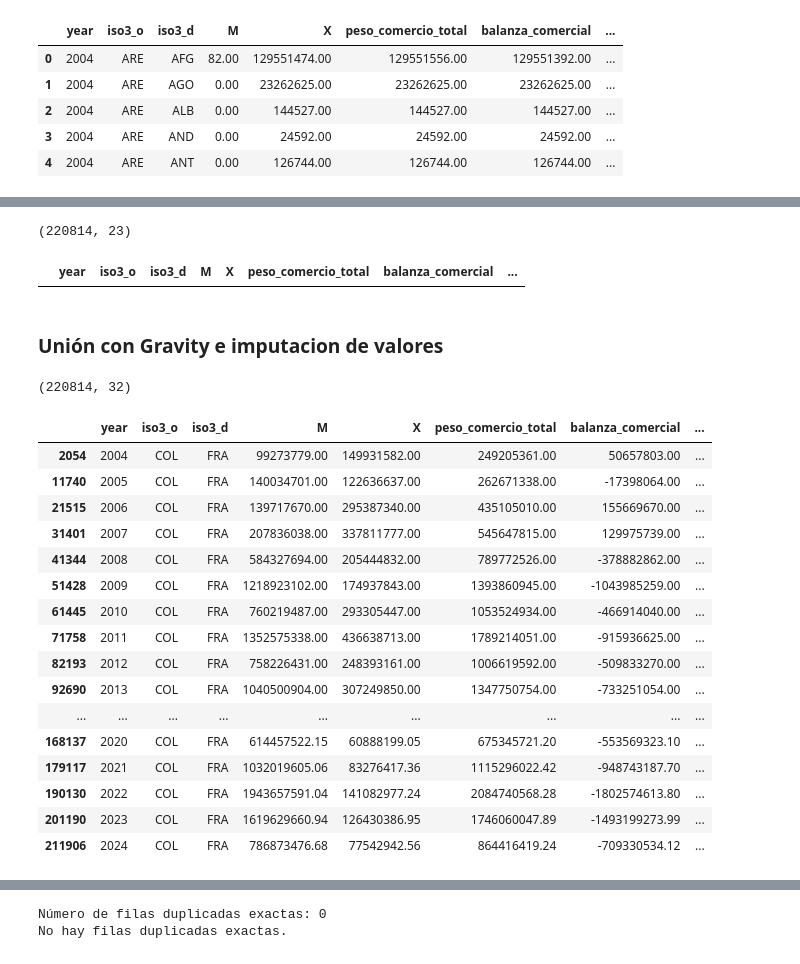
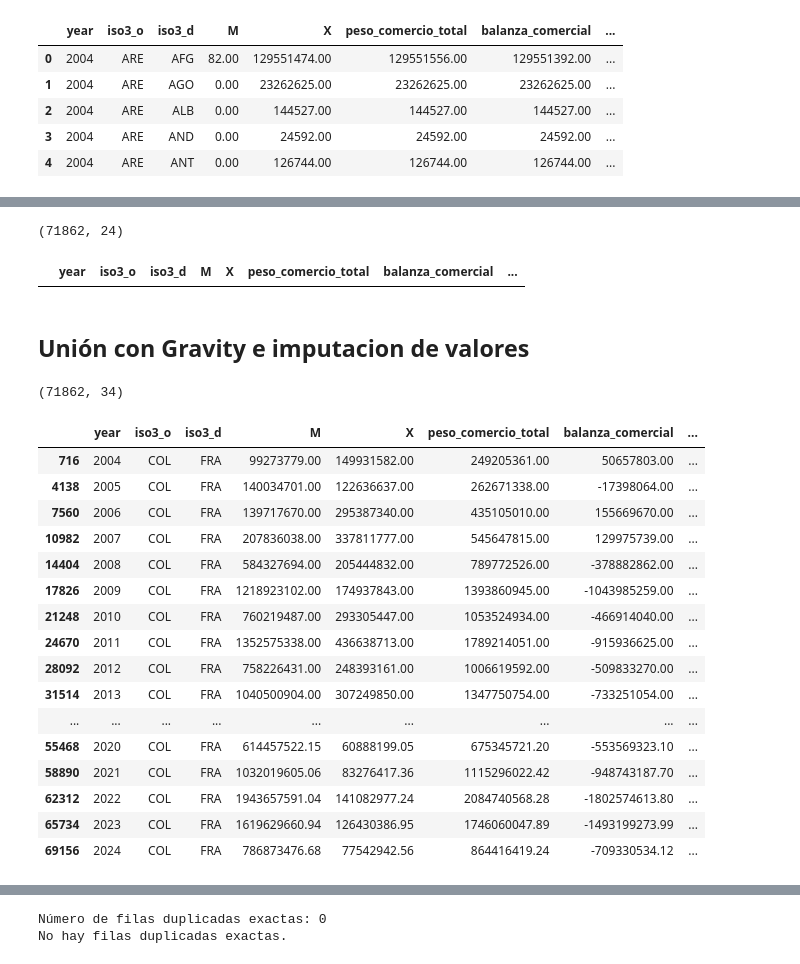
Before and after one commit to hubcborja/Trabajo_grado_ECIJG, a Jupyter notebook: Jupyter_Notebooks_Fase1_2/02_Preprocesamiento_Limpieza.ipynb, the cells around one changed output, grey strips where cells are left out. Drawn from its saved outputs; the diff is of its cells as text; code cells hidden in the pictures.

```diff
--- a/Jupyter_Notebooks_Fase1_2/02_Preprocesamiento_Limpieza.ipynb
+++ b/Jupyter_Notebooks_Fase1_2/02_Preprocesamiento_Limpieza.ipynb
@@ -374,9 +374,12 @@ anio_formacion_tratado = convenios_sin_mli.groupby('iso3_par', as_index=False).a
     min_Anio_firma=('Anio_firma', 'min'),
     min_Anio_vigencia=('Anio_vigencia', 'min')
 )
+anio_formacion_tratado = anio_formacion_tratado.dropna(subset=['min_Anio_vigencia'])
 
-# Eliminar los que tienen NaN en vigencia
-anio_formacion_tratado = anio_formacion_tratado.dropna(subset=['min_Anio_vigencia'])
+fin_vigencia = {('PER', 'SWE'): 2007, ('BRA', 'DEU'): 2006, ('ARG', 'AUT'): 2009}
+
+anio_formacion_tratado['fin_vigencia'] = anio_formacion_tratado['iso3_par'].map(fin_vigencia)
+
 
 print("Díadas con CDT en vigor:", anio_formacion_tratado.shape[0])
 anio_formacion_tratado.head()
@@ -458 +462,6 @@ Name: year, dtype: int64
+# %%
+esqueleto = pd.MultiIndex.from_product(
+    [range(2004, 2025), iso_59, iso_59], names=['year', 'iso3_o', 'iso3_d']
+).to_frame().reset_index(drop=True)
+esqueleto = esqueleto[esqueleto['iso3_o'] != esqueleto['iso3_d']].copy()
 # %% [markdown]
@@ -460,11 +469,17 @@ Name: year, dtype: int64
 # %%
+#union comtrade con esqueleto
+comtrade_esqueleto=esqueleto.merge(comtrade, on=['year', 'iso3_o', 'iso3_d'], how='left')
+
 # Crear la llave diádica en Comtrade para cruzar con convenios
 comtrade['iso3_par'] = comtrade.apply(lambda row: tuple(sorted((row['iso3_o'], row['iso3_d']))), axis=1)
 
-conv_comtrade = comtrade.merge(anio_formacion_tratado, on='iso3_par', how='left')
+conv_comtrade = comtrade_esqueleto.merge(anio_formacion_tratado, on='iso3_par', how='left')
 
 # Calcular CDT_vigente: 1 si el año del panel es >= al año de entrada en vigor
-conv_comtrade['CDT_vigente'] = np.where(conv_comtrade['year'] >= conv_comtrade['min_Anio_vigencia'], 1, 0)
+conv_comtrade['CDT_vigente'] = (
+    (conv_comtrade['year'] >= conv_comtrade['min_Anio_vigencia']) &
+    (conv_comtrade['fin_vigencia'].isna() | (conv_comtrade['year'] < conv_comtrade['fin_vigencia']))
+).astype(int)
 conv_comtrade['CDT_vigente'] = conv_comtrade['CDT_vigente'].fillna(0)
 print(conv_comtrade.shape)
 conv_comtrade[conv_comtrade.duplicated(keep=False)]
@@ -487,57 +502,64 @@ conv_comtrade_bm.drop(columns=['iso3'], inplace=True)
 # Corregir tipos numéricos
 conv_comtrade_bm['pib_per_capita_dolares_constantes_o'] = pd.to_numeric(conv_comtrade_bm['pib_per_capita_dolares_constantes_o'], errors='coerce')
 conv_comtrade_bm['pib_per_capita_dolares_constantes_d'] = pd.to_numeric(conv_comtrade_bm['pib_per_capita_dolares_constantes_d'], errors='coerce')
+conv_comtrade_bm['pib_dolares_constantes_o'] = pd.to_numeric(conv_comtrade_bm['pib_dolares_constantes_o'], errors='coerce')
+conv_comtrade_bm['pib_dolares_constantes_d'] = pd.to_numeric(conv_comtrade_bm['pib_dolares_constantes_d'], errors='coerce')
+
 
 # Cálculo de la masa económica (Origen + Destino)
-conv_comtrade_bm['ln_gdp_prod'] = (np.log(conv_comtrade_bm['pib_per_capita_dolares_constantes_o'].clip(lower=1)) +
-                               np.log(conv_comtrade_bm['pib_per_capita_dolares_constantes_d'].clip(lower=1)))
+conv_comtrade_bm['ln_gdp_prod'] = (np.log(conv_comtrade_bm['pib_dolares_constantes_o'].clip(lower=1)) +
+                               np.log(conv_comtrade_bm['pib_dolares_constantes_d'].clip(lower=1)))
 print(conv_comtrade_bm.shape)
 conv_comtrade_bm[conv_comtrade_bm.duplicated(keep=False)]
 # %% [output]
-(220814, 23)
+(71862, 24)
 |  | year | iso3_o | iso3_d | M | X | peso_comercio_total | balanza_comercial | ... |
 # %% [markdown]
-### Unión con Gravity e imputacion de valores
+## Unión con Gravity e imputacion de valores
 # %%
 # Seleccionar solo las columnas necesarias de Gravity para no duplicar llaves
 cols_gravity = ['year', 'iso3_o', 'iso3_d', 'dist', 'fta_wto', 'comlang_off',
                 'entry_cost_o', 'entry_cost_d', 'entry_proc_o', 'entry_proc_d',
                 'entry_time_o', 'entry_time_d']
-gravity_subset = gravity[cols_gravity]
+
 gravity_subset = gravity[cols_gravity].drop_duplicates(subset=['year', 'iso3_o', 'iso3_d'])
 
 conv_comtrade_bm_grav = conv_comtrade_bm.merge(gravity_subset, on=['year', 'iso3_o', 'iso3_d'], how='left')
 
 # Ordenar estrictamente para que el ffill temporal respete la línea de tiempo por díada
 conv_comtrade_bm_grav = conv_comtrade_bm_grav.sort_values(by=['iso3_o', 'iso3_d', 'year'])
 
+g = conv_comtrade_bm_grav.groupby(['iso3_o', 'iso3_d'])
+for col in ['dist', 'fta_wto', 'comlang_off']:
+    conv_comtrade_bm_grav[col] = g[col].transform(lambda s: s.ffill().bfill())
+
 # Rellenar los años 2022-2024 con los últimos datos disponibles (2021) de Gravity
-vars_a_rellenar = ['dist', 'fta_wto', 'comlang_off', 'entry_cost_o', 'entry_cost_d',
-                   'entry_proc_o', 'entry_proc_d', 'entry_time_o', 'entry_time_d']
-
-conv_comtrade_bm_grav[vars_a_rellenar] = conv_comtrade_bm_grav.groupby(['iso3_o', 'iso3_d'])[vars_a_rellenar].ffill()
+conv_comtrade_bm_grav[['fta_wto', 'comlang_off']] = conv_comtrade_bm_grav[['fta_wto', 'comlang_off']].fillna(0)
+for col in ['ln_gdp_prod', 'dist']:
+    conv_comtrade_bm_grav[col] = conv_comtrade_bm_grav.groupby('year')[col].transform(lambda x: x.fillna(x.median()))
+conv_comtrade_bm_grav['ln_dist'] = np.log(conv_comtrade_bm_grav['dist'].clip(lower=1))
 
 print(conv_comtrade_bm_grav.shape)
 conv_comtrade_bm_grav.loc[(conv_comtrade_bm_grav['iso3_o'] == 'COL') & (conv_comtrade_bm_grav['iso3_d'] == 'FRA')]
 # %% [output]
-(220814, 32)
+(71862, 34)
 |  | year | iso3_o | iso3_d | M | X | peso_comercio_total | balanza_comercial | ... |
-| 2054 | 2004 | COL | FRA | 99273779.00 | 149931582.00 | 249205361.00 | 50657803.00 | ... |
-| 11740 | 2005 | COL | FRA | 140034701.00 | 122636637.00 | 262671338.00 | -17398064.00 | ... |
-| 21515 | 2006 | COL | FRA | 139717670.00 | 295387340.00 | 435105010.00 | 155669670.00 | ... |
-| 31401 | 2007 | COL | FRA | 207836038.00 | 337811777.00 | 545647815.00 | 129975739.00 | ... |
-| 41344 | 2008 | COL | FRA | 584327694.00 | 205444832.00 | 789772526.00 | -378882862.00 | ... |
-| 51428 | 2009 | COL | FRA | 1218923102.00 | 174937843.00 | 1393860945.00 | -1043985259.00 | ... |
-| 61445 | 2010 | COL | FRA | 760219487.00 | 293305447.00 | 1053524934.00 | -466914040.00 | ... |
-| 71758 | 2011 | COL | FRA | 1352575338.00 | 436638713.00 | 1789214051.00 | -915936625.00 | ... |
-| 82193 | 2012 | COL | FRA | 758226431.00 | 248393161.00 | 1006619592.00 | -509833270.00 | ... |
-| 92690 | 2013 | COL | FRA | 1040500904.00 | 307249850.00 | 1347750754.00 | -733251054.00 | ... |
+| 716 | 2004 | COL | FRA | 99273779.00 | 149931582.00 | 249205361.00 | 50657803.00 | ... |
+| 4138 | 2005 | COL | FRA | 140034701.00 | 122636637.00 | 262671338.00 | -17398064.00 | ... |
+| 7560 | 2006 | COL | FRA | 139717670.00 | 295387340.00 | 435105010.00 | 155669670.00 | ... |
+| 10982 | 2007 | COL | FRA | 207836038.00 | 337811777.00 | 545647815.00 | 129975739.00 | ... |
+| 14404 | 2008 | COL | FRA | 584327694.00 | 205444832.00 | 789772526.00 | -378882862.00 | ... |
+| 17826 | 2009 | COL | FRA | 1218923102.00 | 174937843.00 | 1393860945.00 | -1043985259.00 | ... |
+| 21248 | 2010 | COL | FRA | 760219487.00 | 293305447.00 | 1053524934.00 | -466914040.00 | ... |
+| 24670 | 2011 | COL | FRA | 1352575338.00 | 436638713.00 | 1789214051.00 | -915936625.00 | ... |
+| 28092 | 2012 | COL | FRA | 758226431.00 | 248393161.00 | 1006619592.00 | -509833270.00 | ... |
+| 31514 | 2013 | COL | FRA | 1040500904.00 | 307249850.00 | 1347750754.00 | -733251054.00 | ... |
 | ... | ... | ... | ... | ... | ... | ... | ... | ... |
-| 168137 | 2020 | COL | FRA | 614457522.15 | 60888199.05 | 675345721.20 | -553569323.10 | ... |
-| 179117 | 2021 | COL | FRA | 1032019605.06 | 83276417.36 | 1115296022.42 | -948743187.70 | ... |
-| 190130 | 2022 | COL | FRA | 1943657591.04 | 141082977.24 | 2084740568.28 | -1802574613.80 | ... |
-| 201190 | 2023 | COL | FRA | 1619629660.94 | 126430386.95 | 1746060047.89 | -1493199273.99 | ... |
-| 211906 | 2024 | COL | FRA | 786873476.68 | 77542942.56 | 864416419.24 | -709330534.12 | ... |
+| 55468 | 2020 | COL | FRA | 614457522.15 | 60888199.05 | 675345721.20 | -553569323.10 | ... |
+| 58890 | 2021 | COL | FRA | 1032019605.06 | 83276417.36 | 1115296022.42 | -948743187.70 | ... |
+| 62312 | 2022 | COL | FRA | 1943657591.04 | 141082977.24 | 2084740568.28 | -1802574613.80 | ... |
+| 65734 | 2023 | COL | FRA | 1619629660.94 | 126430386.95 | 1746060047.89 | -1493199273.99 | ... |
+| 69156 | 2024 | COL | FRA | 786873476.68 | 77542942.56 | 864416419.24 | -709330534.12 | ... |
 # %%
 conv_comtrade_bm_grav.columns
 # %% [output]
```
Also changed, not shown: parts of 21 cells of this notebook, 8 other files.
